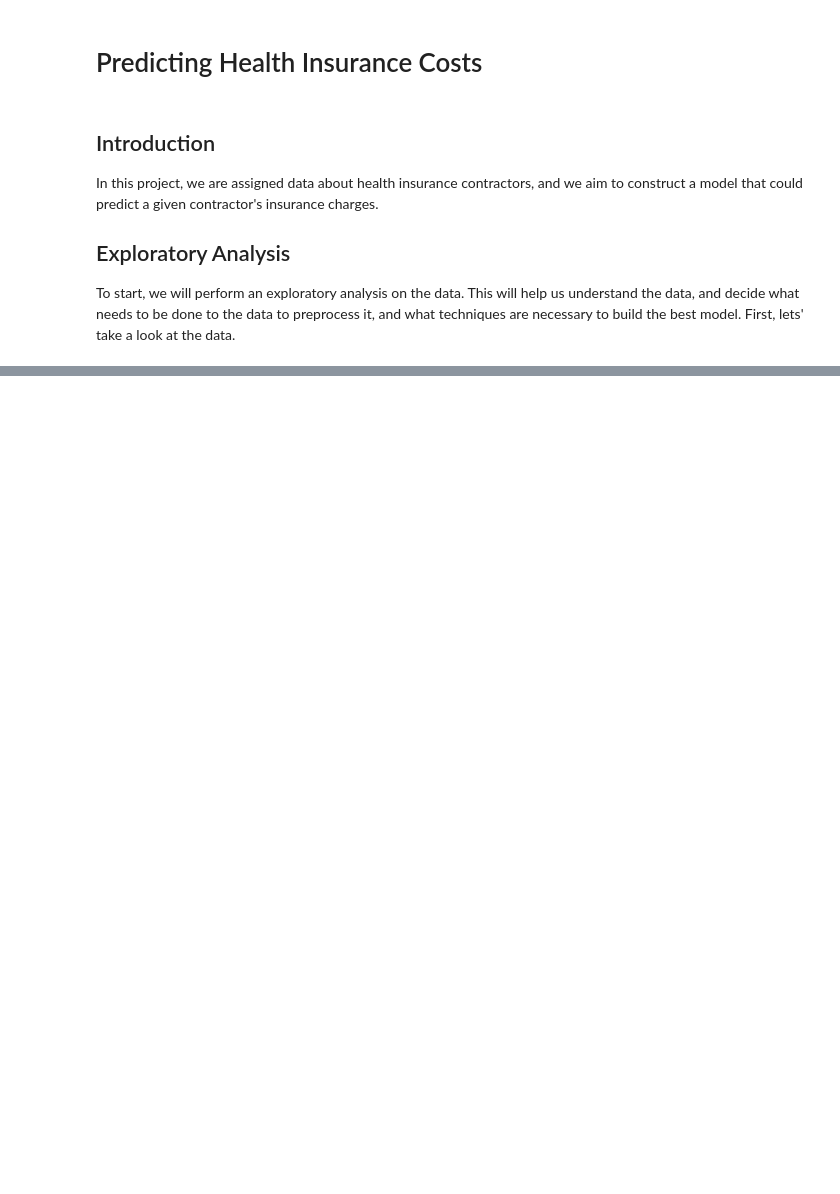
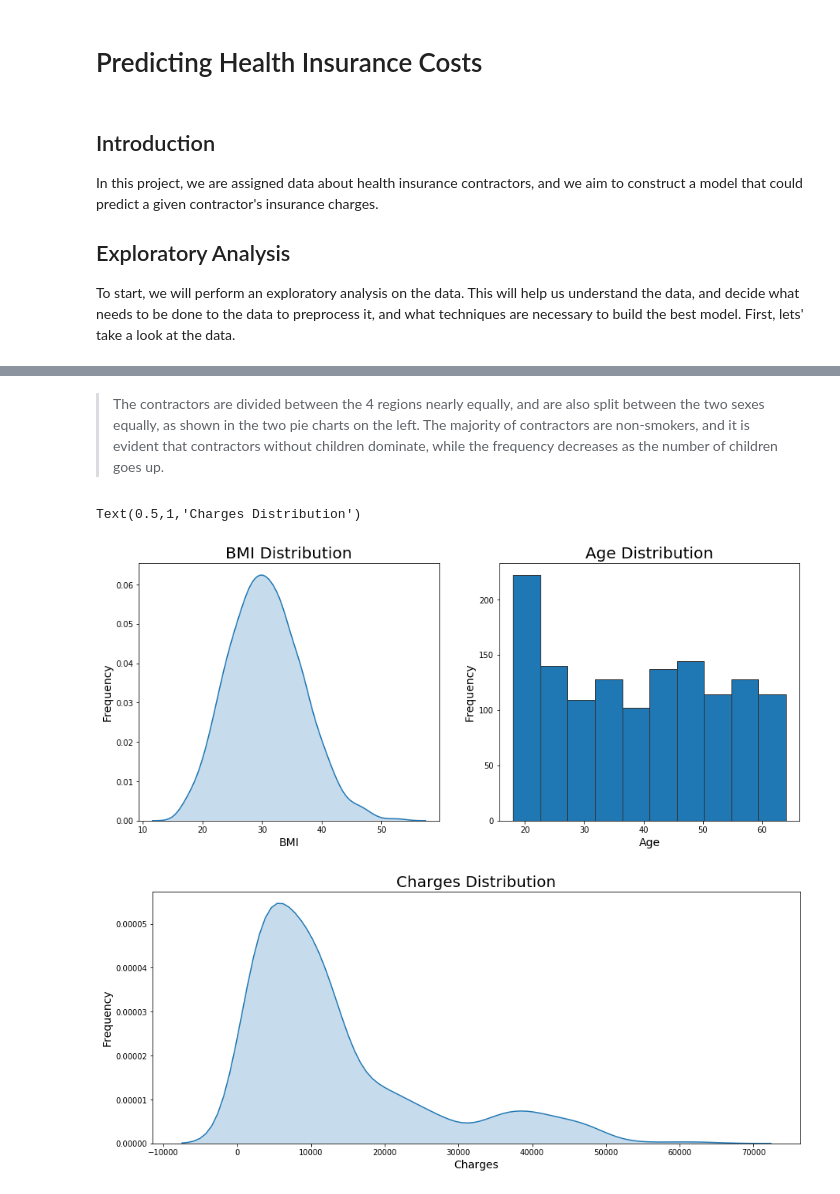
Before and after one commit to nezartarbin/Predicting_Health_Insurance_Costs, a Jupyter notebook: insurance.ipynb, the cells around one changed output, grey strips where cells are left out. Saved outputs shown, nothing was run; the diff lists cells and outputs as text; code cells hidden in the pictures; blank space fills up the shorter version.

```diff
--- a/insurance.ipynb
+++ b/insurance.ipynb
@@ -233,0 +83,26 @@ NameError: name 'dot_data' is not defined
+# %% [markdown]
+> The contractors are divided between the 4 regions nearly equally, and are also split between the two sexes equally, as shown in the two pie charts on the left. The majority of contractors are non-smokers, and it is evident that contractors without children dominate, while the frequency decreases as the number of children goes up.
+# %%
+fig21, (ax21,ax22) = plt.subplots(1,2)
+fig21.set_size_inches(15,6)
+
+sns.kdeplot(data['bmi'], ax=ax21, shade=True, legend=False)
+ax21.set_xlabel("BMI", fontsize=14)
+ax21.set_ylabel("Frequency", fontsize=14)
+ax21.set_title("BMI Distribution", fontsize=20)
+
+ax22.hist('age', data=data, bins=10, edgecolor='0.2')
+ax22.set_xlabel("Age", fontsize=14)
+ax22.set_ylabel("Frequency", fontsize=14)
+ax22.set_title("Age Distribution", fontsize=20)
+
+fig22, ax23 = plt.subplots()
+fig22.set_size_inches(15,6)
+sns.kdeplot(data['charges'], ax=ax23, shade=True, legend=False)
+ax23.set_xlabel("Charges", fontsize=14)
+ax23.set_ylabel("Frequency", fontsize=14)
+ax23.set_title("Charges Distribution", fontsize=20)
+# %% [output]
+Text(0.5,1,'Charges Distribution')
+[figure, added]
+[figure, added]
```
Also changed, not shown: parts of 34 cells of this notebook.
